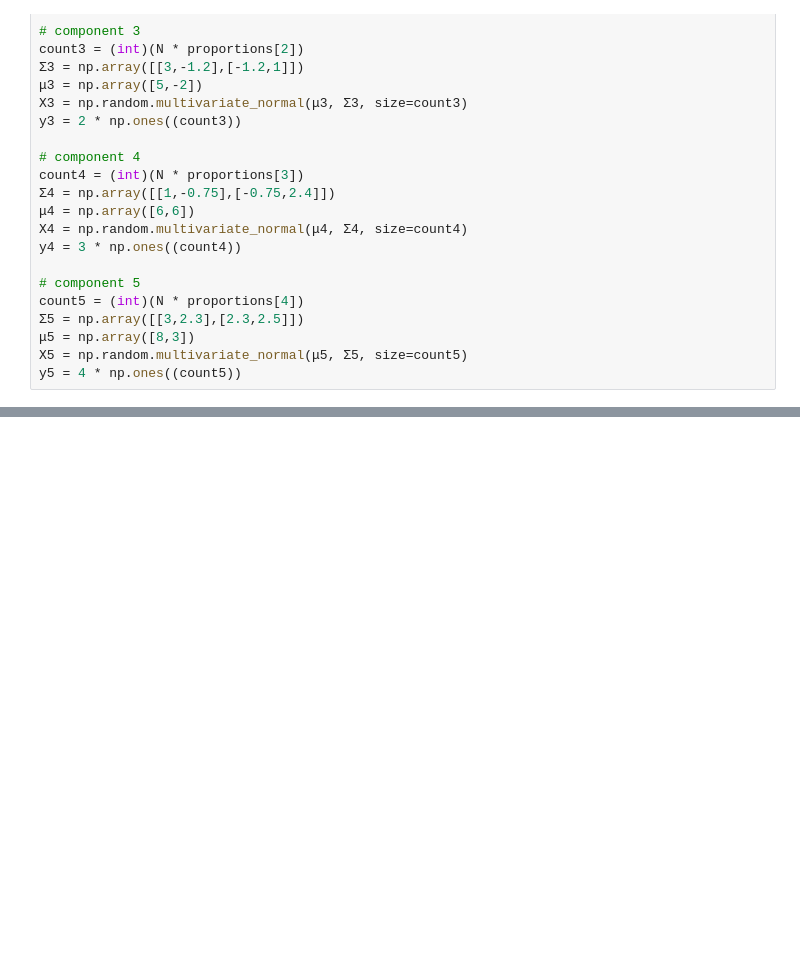
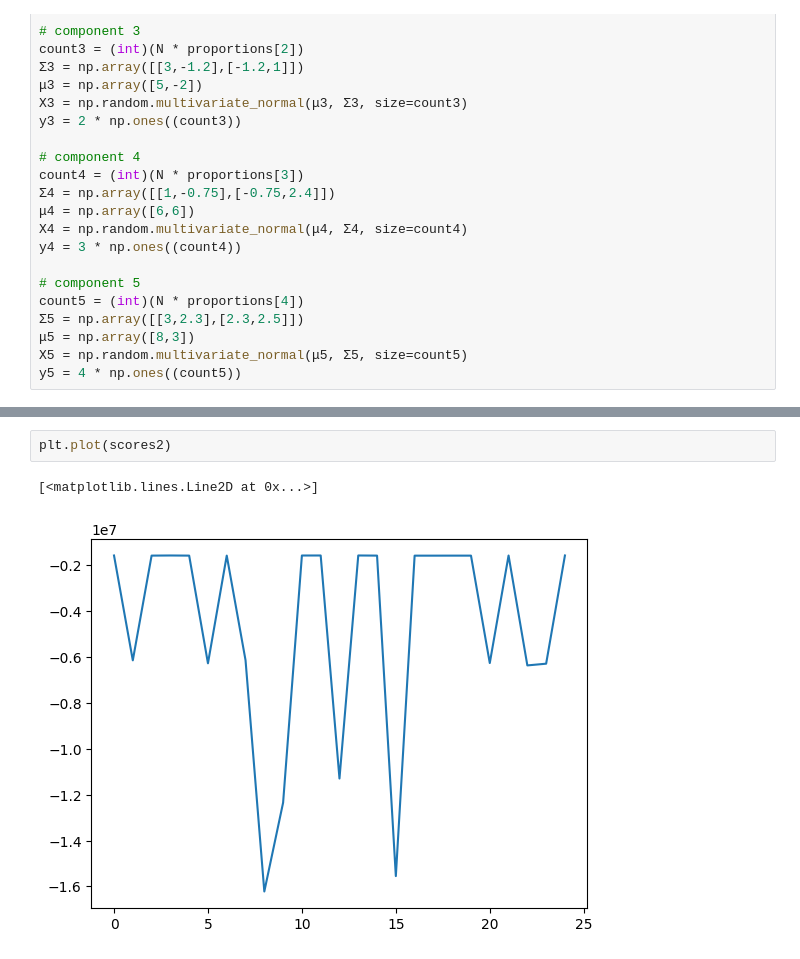
Before and after one commit to jimmyjz1127/bayesian-mixture-model-missing-data, a Jupyter notebook: Week6/GMMVI_MeanField.ipynb, the cells around one changed output, grey strips where cells are left out. Cells and saved outputs as stored; diff of their text form; blank space fills up the shorter version.

```diff
--- a/Week6/GMMVI_MeanField.ipynb
+++ b/Week6/GMMVI_MeanField.ipynb
@@ -858,0 +884,5 @@ print(metrics.adjusted_rand_score(y_train, zs))
+# %%
+plt.plot(scores2)
+# %% [output]
+[<matplotlib.lines.Line2D at 0x...>]
+[figure, added]
```
Also changed, not shown: parts of 21 cells of this notebook, 5 other files.
